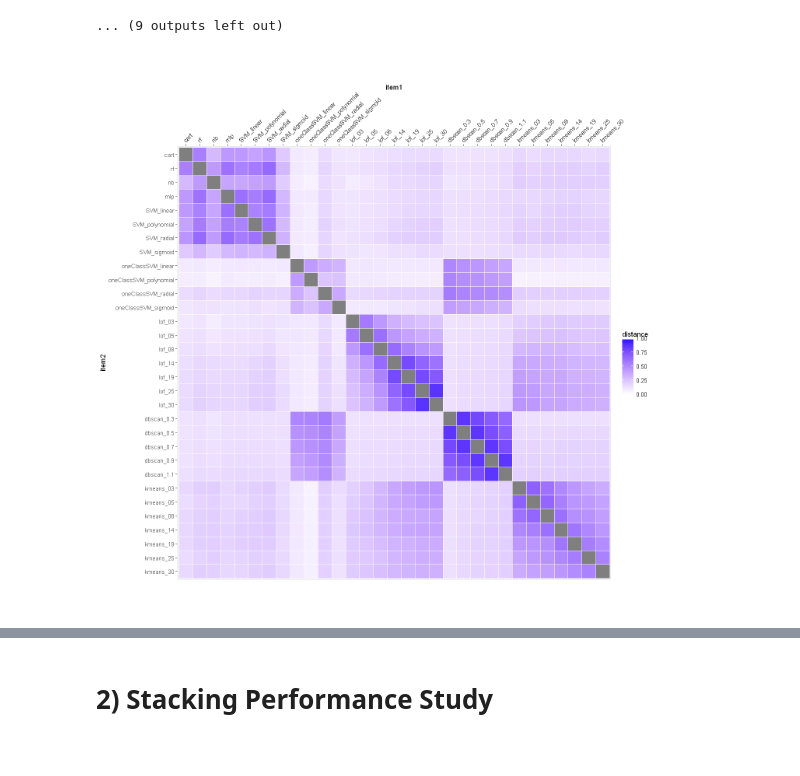
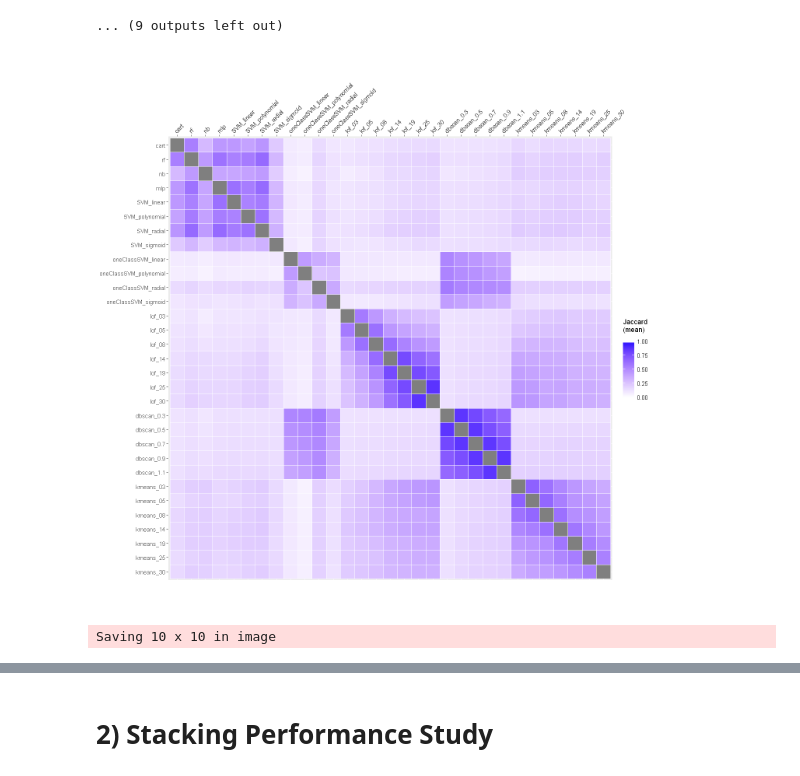
Before and after one commit to msandim/master-thesis, a Jupyter notebook: experiments/Experiment 3/Experiment 3 - Analysis 4.ipynb, the cells around one changed output, grey strips where cells are left out. Drawn from its saved outputs; the diff is of its cells as text; code cells hidden in the pictures.

```diff
--- a/experiments/Experiment 3/Experiment 3 - Analysis 4.ipynb
+++ b/experiments/Experiment 3/Experiment 3 - Analysis 4.ipynb
@@ -600,17 +631,25 @@ diversity_mean <- apply(diversity, c(1,2), function(x) mean(x, na.rm = TRUE))
 diversity_mean <- diversity_mean %>% stats::as.dist(diag = TRUE, upper = TRUE) %>% tidy(diag = TRUE, upper = TRUE) %>%
   mutate(distance = ifelse(item1 == item2, NA, distance))
 # %%
-ggplot(diversity_mean, aes(item1, item2)) +
+plot_mean <- ggplot(diversity_mean, aes(item1, item2)) +
     coord_equal() +
     scale_x_discrete(position = "top") +
     scale_y_discrete(limits = rev(levels(a$item2))) +
     geom_tile(aes(fill = distance), colour = "white") +
     scale_fill_gradient(low = "white", high = "blue", limits = c(0, 1)) +
     #scale_x_discrete(limits = rev(levels(a$item1))) +
     #scale_y_discrete(limits = rev(levels(a$item2))) +
-    theme(axis.text.x = element_text(angle = 45, hjust = 0))
+    theme(axis.text.x = element_text(angle = 45, hjust = 0),
+         axis.title.x=element_blank(), axis.title.y=element_blank())  +
+    labs(fill='Jaccard\n(mean)\n')
+
+plot_mean
 # %% [output]
-[figure, old version]
+[figure, new version]
+# %%
+ggsave("plot_mean.pdf", plot_mean, scale = 1.5, device="pdf")
+# %% [output]
+Saving 10 x 10 in image
 # %%
 diversity_sd <- apply(diversity, c(1,2), function(x) sd(x, na.rm = TRUE))
 diversity_sd
```
Also changed, not shown: parts of 31 cells of this notebook, 3 other files.
